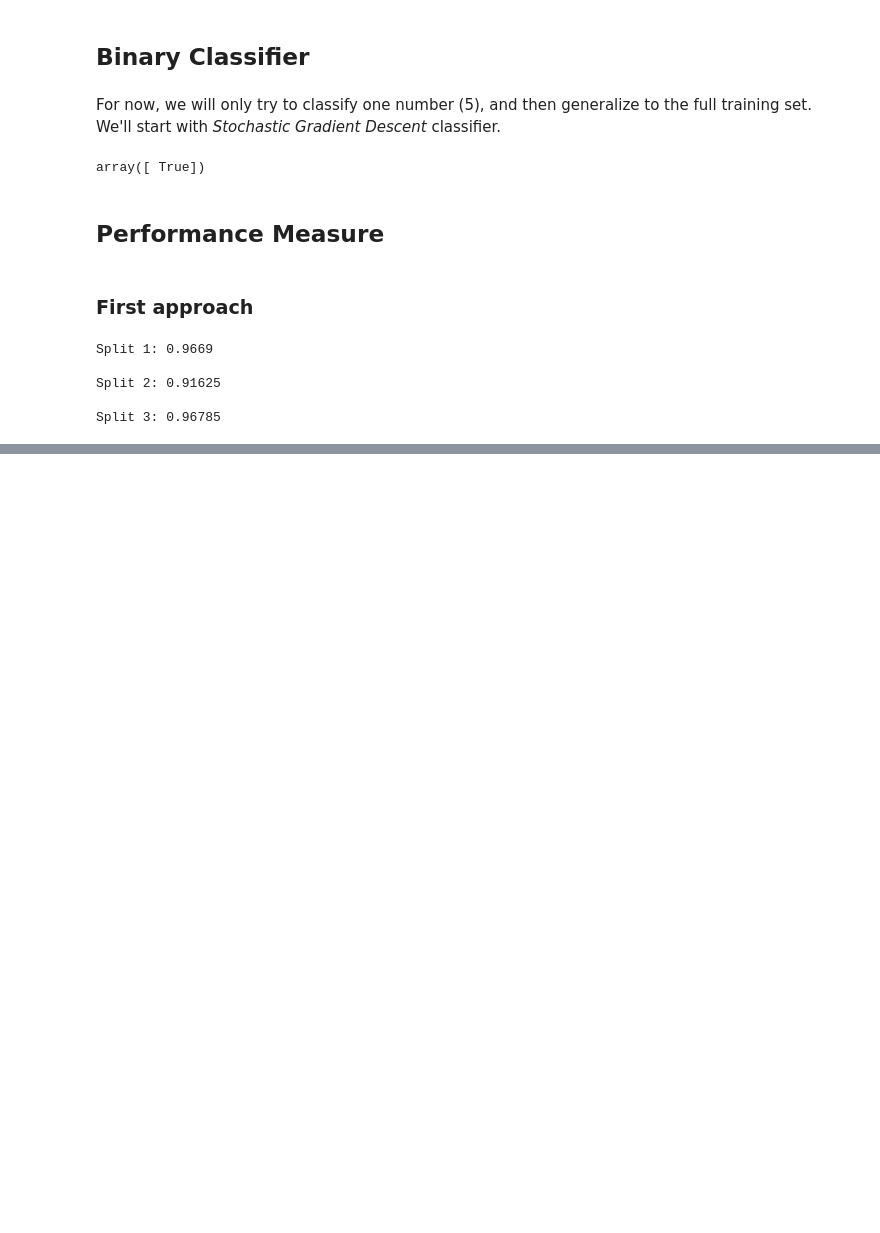
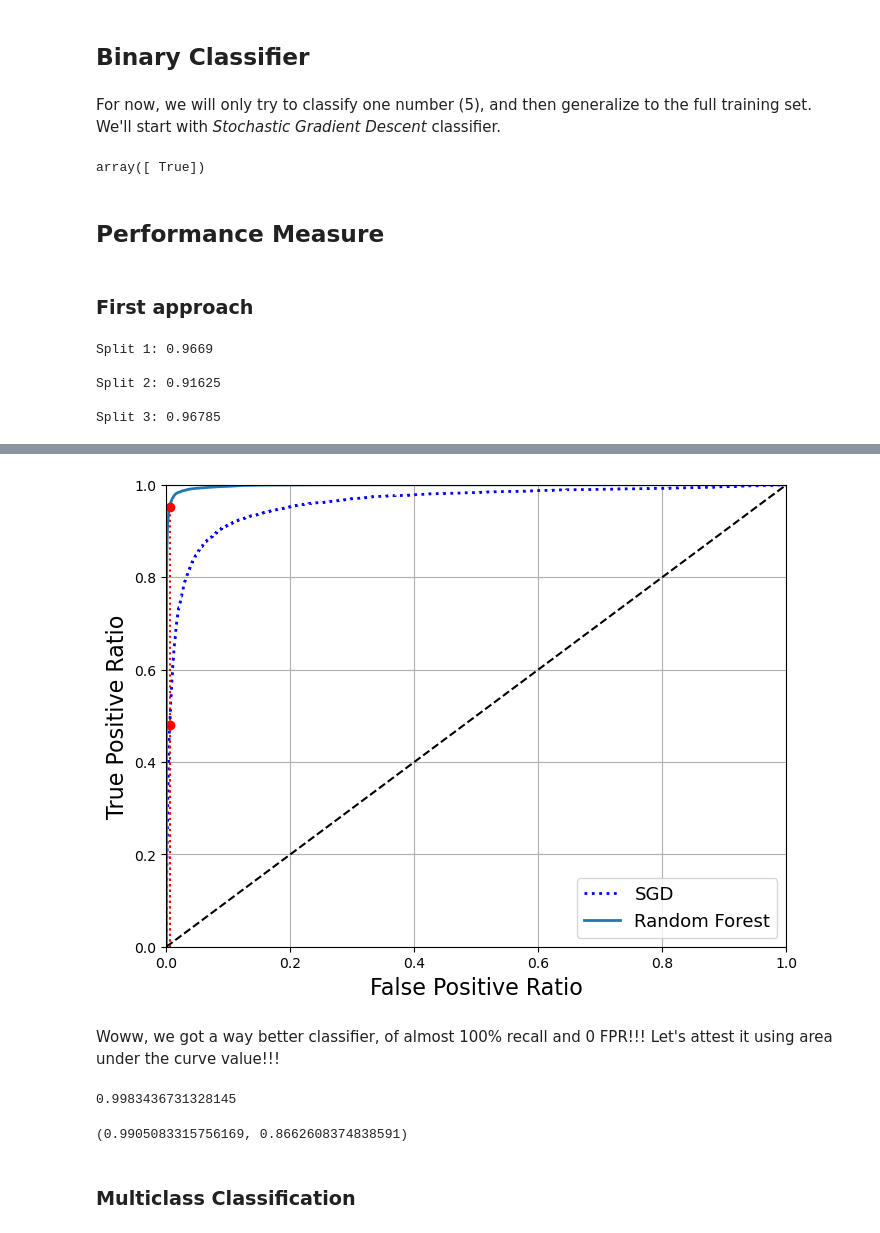
Before and after one commit to 4r7hu3/ML-projects, a Jupyter notebook: Cap3/Project2_Cap3.ipynb, the cells around one changed output, grey strips where cells are left out. Cells and saved outputs as stored; diff of their text form; code cells hidden in the pictures; blank space fills up the shorter version.

```diff
--- a/Cap3/Project2_Cap3.ipynb
+++ b/Cap3/Project2_Cap3.ipynb
@@ -101,0 +302,31 @@ Split 3: 0.96785
+# %%
+# Let's now train a random forest and see how it compares to the previous classifier
+from sklearn.ensemble import RandomForestClassifier
+
+forest_clf = RandomForestClassifier(random_state=42)
+y_prob_forest = cross_val_predict(forest_clf, X_train, y_train_5, cv=3, method='predict_proba') # gives probabilities of subjects belonging to a given class
+# %%
+y_scores_forest = y_prob_forest[:,1] # prob. of the positive class
+fpr_forest, tpr_forest, thresholds_forest = roc_curve(y_train_5, y_scores_forest)
+recall_forest = tpr_forest[np.argmax(fpr_forest >= fpr_90)]
+
+# plot roc curve comparison
+plt.figure(figsize=(8, 6))
+plt.plot(fpr, tpr, "b:", linewidth=2, label="SGD")
+plot_roc_curve(fpr_forest, tpr_forest, "Random Forest")
+plt.plot([fpr_90, fpr_90], [0, recall_90_precision], "r:")
+plt.plot([0, fpr_90], [recall_90_precision, recall_90_precision], "r:")
+plt.plot([fpr_90], [recall_90_precision], "ro")
+plt.plot([fpr_90, fpr_90], [0, recall_forest], "r:")
+plt.plot([fpr_90], [recall_forest], "ro")
+plt.grid(True)
+plt.legend(loc="lower right", fontsize=13)
+plt.show()
+# %% [output]
+[figure, added]
+# %% [markdown]
+Woww, we got a way better classifier, of almost 100% recall and 0 FPR!!! Let's attest it using area under the curve value!!!
+# %%
+roc_auc_score(y_train_5, y_scores_forest) # pretty impressive
+# %% [output]
+0.9983436731328145
@@ -101,0 +336,6 @@ Split 3: 0.96785
+# %%
+(precision_score(y_train_5, y_train_pred_forest), recall_score(y_train_5, y_train_pred_forest))
+# %% [output]
+(0.9905083315756169, 0.8662608374838591)
+# %% [markdown]
+### Multiclass Classification
```
Also changed, not shown: parts of 67 cells of this notebook, 1 other file.
